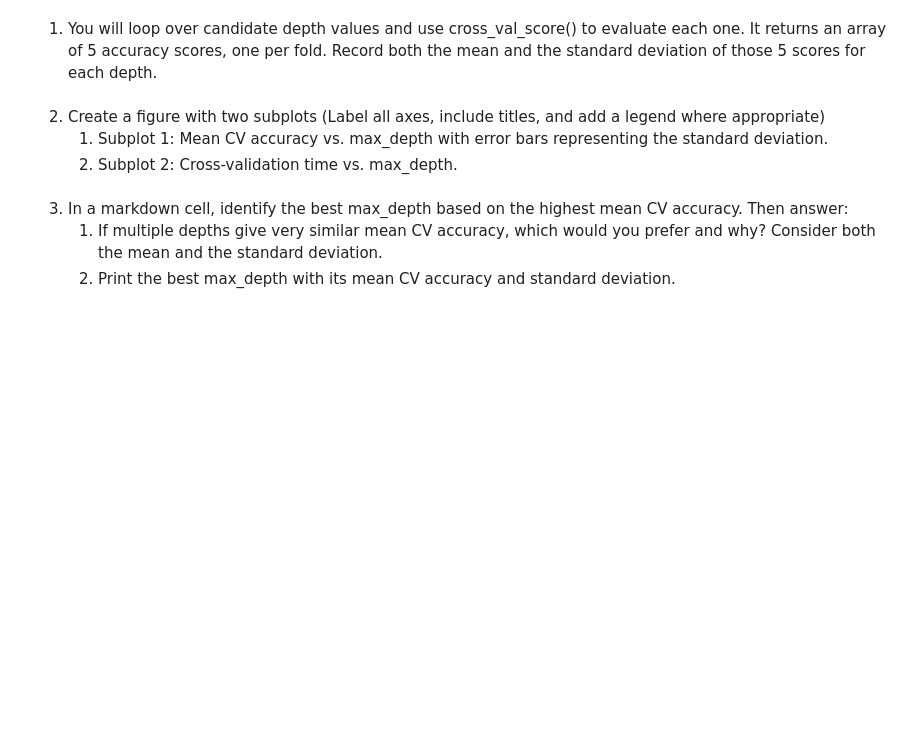
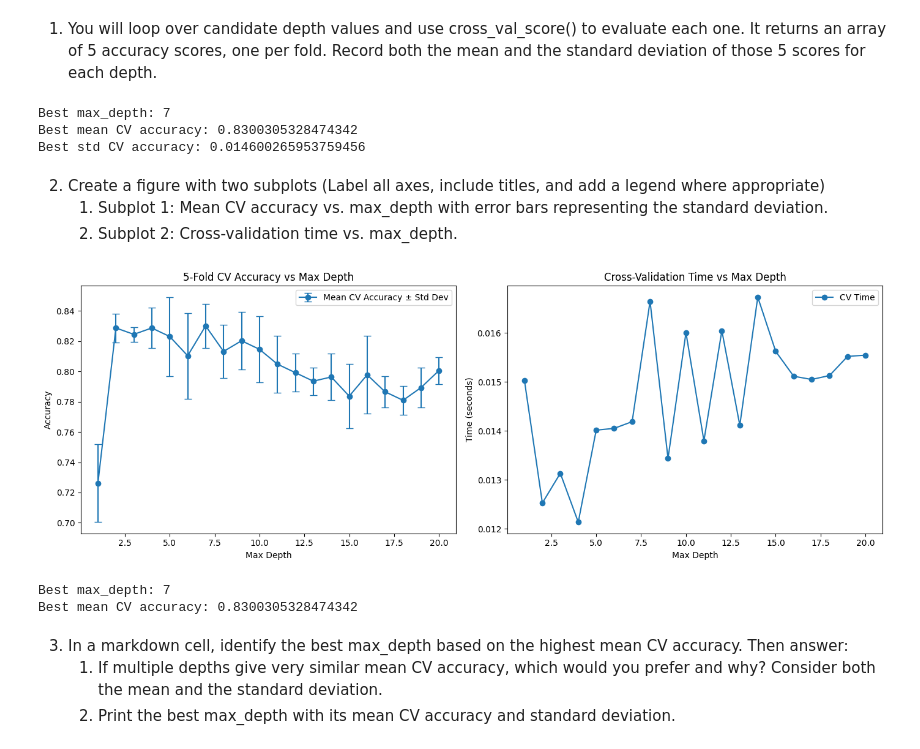
Before and after one commit to clee80/CS372_DT_Group2, a Jupyter notebook: DT_template.ipynb, the cells around one changed output. Saved outputs shown, nothing was run; the diff lists cells and outputs as text; code cells hidden in the pictures; blank space fills up the shorter version.

```diff
--- a/DT_template.ipynb
+++ b/DT_template.ipynb
@@ -478,12 +482,79 @@ Training time goes up as the data set size goes up, with it being about three ti
 1. You will loop over candidate depth values and use cross_val_score() to
 evaluate each one. It returns an array of 5 accuracy scores, one per fold. Record both the
 mean and the standard deviation of those 5 scores for each depth.
+# %%
+maxDepths = list(range(1, 21))
+meanCVAccuracies = []
+stdCVAccuracies = []
+cvTimes = []
+
+for depth in maxDepths:
+    currentDt = DecisionTreeClassifier(
+        max_depth=depth,
+        criterion='entropy',
+        random_state=42
+    )
+
+    startTime = time.time()
+    scores = cross_val_score(currentDt, X_train, y_train, cv=5, scoring='accuracy')
+    endTime = time.time()
+
+    meanCVAccuracies.append(scores.mean())
+    stdCVAccuracies.append(scores.std())
+    cvTimes.append(endTime - startTime)
+
+bestIndex = np.argmax(meanCVAccuracies)
+bestDepth = maxDepths[bestIndex]
+
+print("Best max_depth:", bestDepth)
+print("Best mean CV accuracy:", meanCVAccuracies[bestIndex])
+print("Best std CV accuracy:", stdCVAccuracies[bestIndex])
+# %% [output]
+Best max_depth: 7
+Best mean CV accuracy: 0.8300305328474342
+Best std CV accuracy: 0.014600265953759456
 # %% [markdown]
 2. Create a figure with two subplots (Label all axes, include titles, and add a
 legend where appropriate)
     1) Subplot 1: Mean CV accuracy vs. max_depth with error bars representing the
 standard deviation.
     2) Subplot 2: Cross-validation time vs. max_depth.
+# %%
+fig, axes = plt.subplots(1, 2, figsize=(14, 5))
+
+# Subplot 1: Mean CV accuracy with error barss
+axes[0].errorbar(
+    maxDepths,
+    meanCVAccuracies,
+    yerr=stdCVAccuracies,
+    fmt='-o',
+    capsize=4,
+    label='Mean CV Accuracy ± Std Dev'
+)
+axes[0].set_xlabel("Max Depth")
+axes[0].set_ylabel("Accuracy")
+axes[0].set_title("5-Fold CV Accuracy vs Max Depth")
+axes[0].legend()
+
+# Subplot 2: CV time vs max_depth
+axes[1].plot(maxDepths, cvTimes, marker='o', label='CV Time')
+axes[1].set_xlabel("Max Depth")
+axes[1].set_ylabel("Time (seconds)")
+axes[1].set_title("Cross-Validation Time vs Max Depth")
+axes[1].legend()
+
+plt.tight_layout()
+plt.show()
+
+# identify the best max_depth based on the highest mean CV accuracy. and print
+bestIndex = np.argmax(meanCVAccuracies)
+bestDepth = maxDepths[bestIndex]
+print("Best max_depth:", bestDepth)
+print("Best mean CV accuracy:", meanCVAccuracies[bestIndex])
+# %% [output]
+[figure, added]
+Best max_depth: 7
+Best mean CV accuracy: 0.8300305328474342
 # %% [markdown]
 3. In a markdown cell, identify the best max_depth based on the highest mean
 CV accuracy. Then answer:
```
Also changed, not shown: parts of 12 cells of this notebook.
